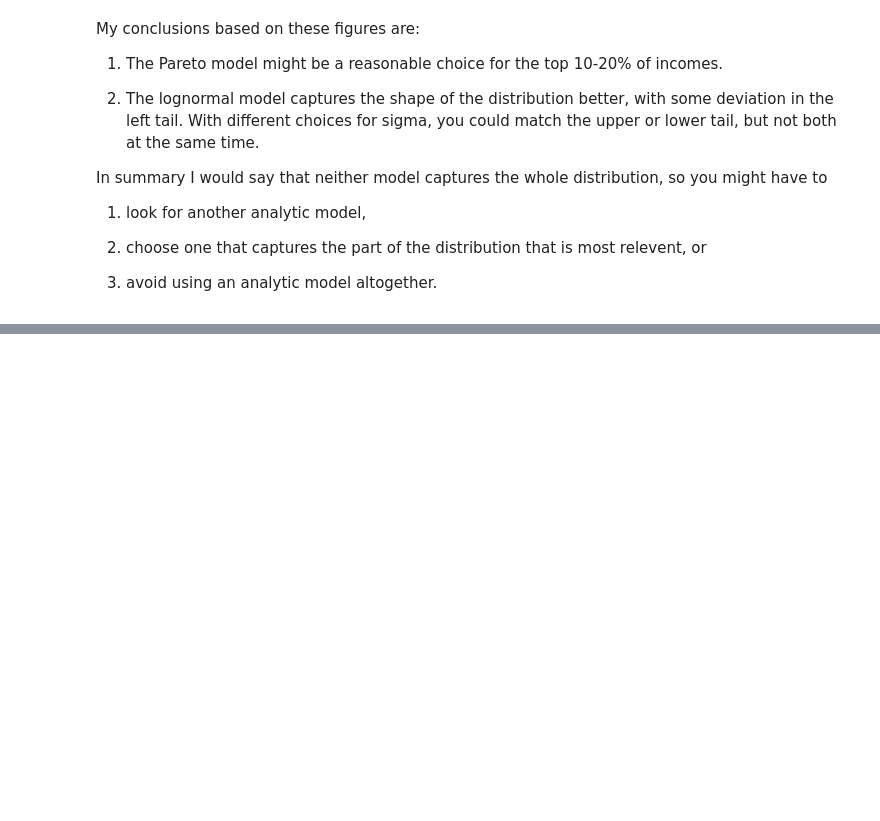
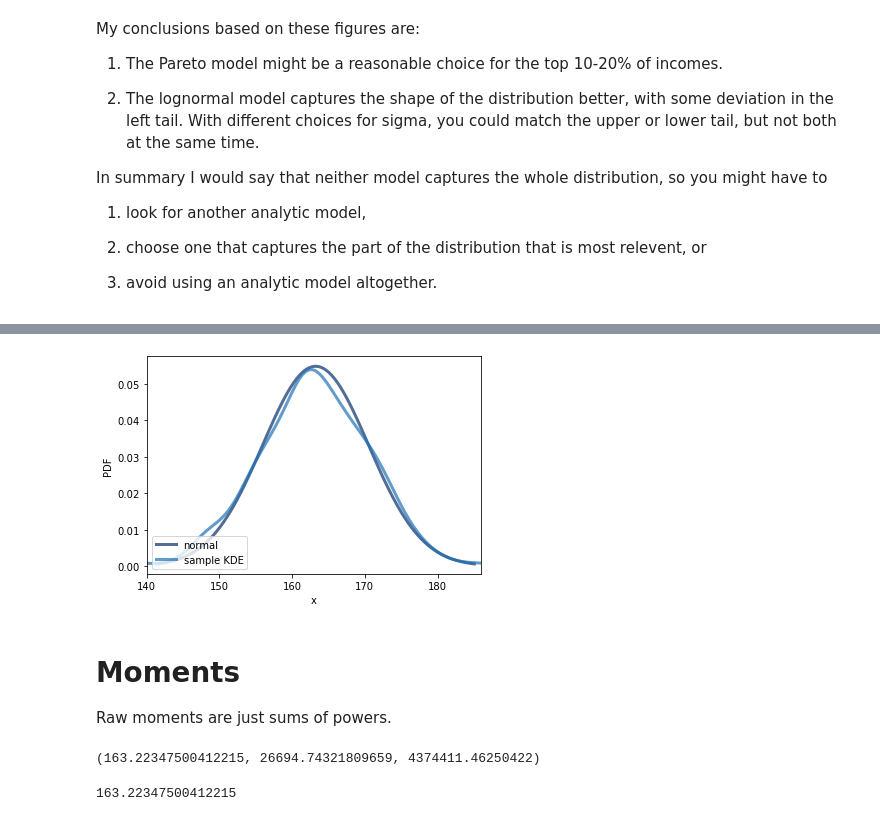
Before and after one commit to RGunasekaran21249030/DS530-RGunasekaran, a Jupyter notebook: Assignment_5_2_RagunathGunasekaran.ipynb, the cells around one changed output, grey strips where cells are left out. Drawn from its saved outputs; the diff is of its cells as text; code cells hidden in the pictures; blank space fills up the shorter version.

```diff
--- a/Assignment_5_2_RagunathGunasekaran.ipynb
+++ b/Assignment_5_2_RagunathGunasekaran.ipynb
@@ -601,0 +691,13 @@ so you might have to
+# %%
+thinkplot.Pdf(pdf, label='normal')
+
+sample = np.random.normal(mean, std, 500)
+sample_pdf = thinkstats2.EstimatedPdf(sample, label='sample')
+thinkplot.Pdf(sample_pdf, label='sample KDE')
+thinkplot.Config(xlabel='x', ylabel='PDF', xlim=[140, 186])
+# %% [output]
+[figure, added]
+# %% [markdown]
+# Moments
+
+Raw moments are just sums of powers.
@@ -601,0 +707,11 @@ so you might have to
+# %%
+RawMoment(female_heights, 1), RawMoment(female_heights, 2), RawMoment(female_heights, 3)
+# %% [output]
+(163.22347500412215, 26694.74321809659, 4374411.46250422)
+# %%
+def Mean(xs):
+    return RawMoment(xs, 1)
+
+Mean(female_heights)
+# %% [output]
+163.22347500412215
```
Also changed, not shown: parts of 52 cells of this notebook.
